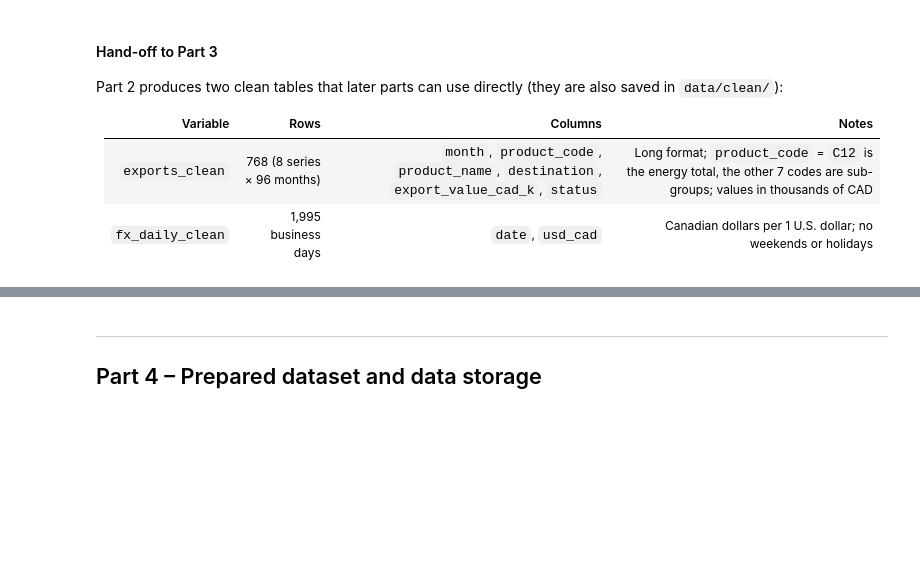
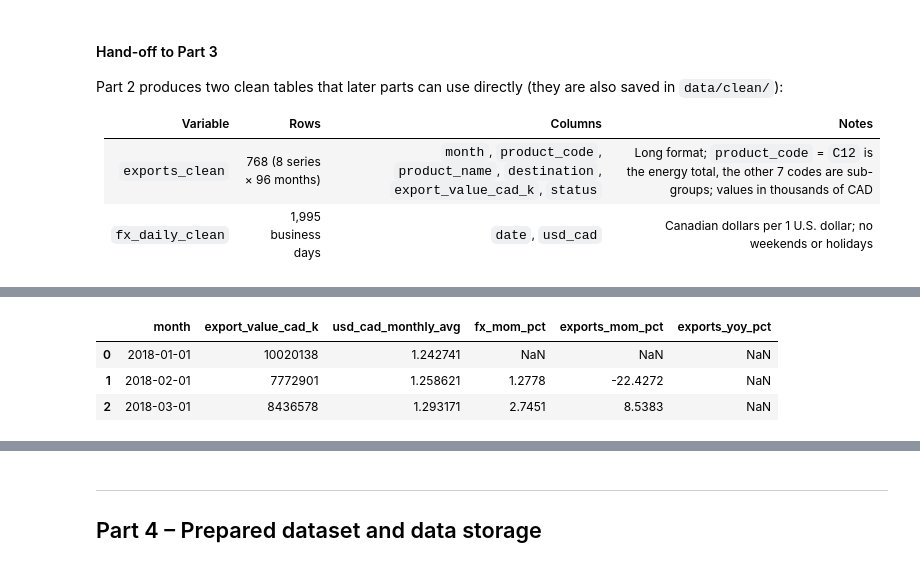
Before and after one commit to Lingliliee/Milestone-2, a Jupyter notebook: notebooks/milestone2_pipeline.ipynb, the cells around one changed output, grey strips where cells are left out. Cells and saved outputs as stored; diff of their text form; code cells hidden in the pictures; blank space fills up the shorter version.

```diff
--- a/notebooks/milestone2_pipeline.ipynb
+++ b/notebooks/milestone2_pipeline.ipynb
@@ -547,0 +612,10 @@ _Add your code below. Inputs: `exports_clean` and `fx_daily_clean` from Part 2._
+# %%
+exports_monthly = p3_exports.merge(
+    fx_monthly, on='month', how='left', validate='many_to_one'
+)
+exports_monthly = exports_monthly.sort_values(['product_code', 'destination', 'month']).reset_index(drop=True)
+
+# Keep the source selection visible for the data dictionary.
+exports_monthly['trade_type'] = TRADE_KEEP
+exports_monthly['country_of_origin'] = ORIGIN_KEEP
+print(f"Monthly export table: {len(exports_monthly):,} rows.")
@@ -547,0 +635,28 @@ _Add your code below. Inputs: `exports_clean` and `fx_daily_clean` from Part 2._
+# %%
+grouped_exports = exports_monthly.groupby(['product_code', 'destination'])['export_value_cad_k']
+
+# shift(1): the previous month's value for the same product and destination.
+previous_month = grouped_exports.shift(1)
+previous_month = previous_month.where(previous_month != 0)
+exports_monthly['exports_mom_pct'] = (exports_monthly['export_value_cad_k'] / previous_month - 1) * 100
+
+# shift(12): the value in the same month one year earlier. Zero denominators stay missing.
+previous_year = grouped_exports.shift(12)
+previous_year = previous_year.where(previous_year != 0)
+exports_monthly['exports_yoy_pct'] = (exports_monthly['export_value_cad_k'] / previous_year - 1) * 100
+
+exports_monthly['mom_pair_available'] = exports_monthly[['fx_mom_pct', 'exports_mom_pct']].notna().all(axis=1)
+
+# C12 is already the energy total: select it rather than adding it to its sub-groups.
+is_us_total = (exports_monthly['product_code'] == 'C12') & (exports_monthly['destination'] == DEST_US)
+analysis_monthly = exports_monthly.loc[is_us_total].sort_values('month').reset_index(drop=True).copy()
+
+preview_columns = ['month', 'export_value_cad_k', 'usd_cad_monthly_avg',
+                   'fx_mom_pct', 'exports_mom_pct', 'exports_yoy_pct']
+display(analysis_monthly[preview_columns].head(3).round(
+    {'usd_cad_monthly_avg': 6, 'fx_mom_pct': 4, 'exports_mom_pct': 4, 'exports_yoy_pct': 4}))
+# %% [output]
+|  | month | export_value_cad_k | usd_cad_monthly_avg | fx_mom_pct | exports_mom_pct | exports_yoy_pct |
+| 0 | 2018-01-01 | 10020138 | 1.242741 | NaN | NaN | NaN |
+| 1 | 2018-02-01 | 7772901 | 1.258621 | 1.2778 | -22.4272 | NaN |
+| 2 | 2018-03-01 | 8436578 | 1.293171 | 2.7451 | 8.5383 | NaN |
```
Also changed, not shown: parts of 14 cells of this notebook, 4 other files.
